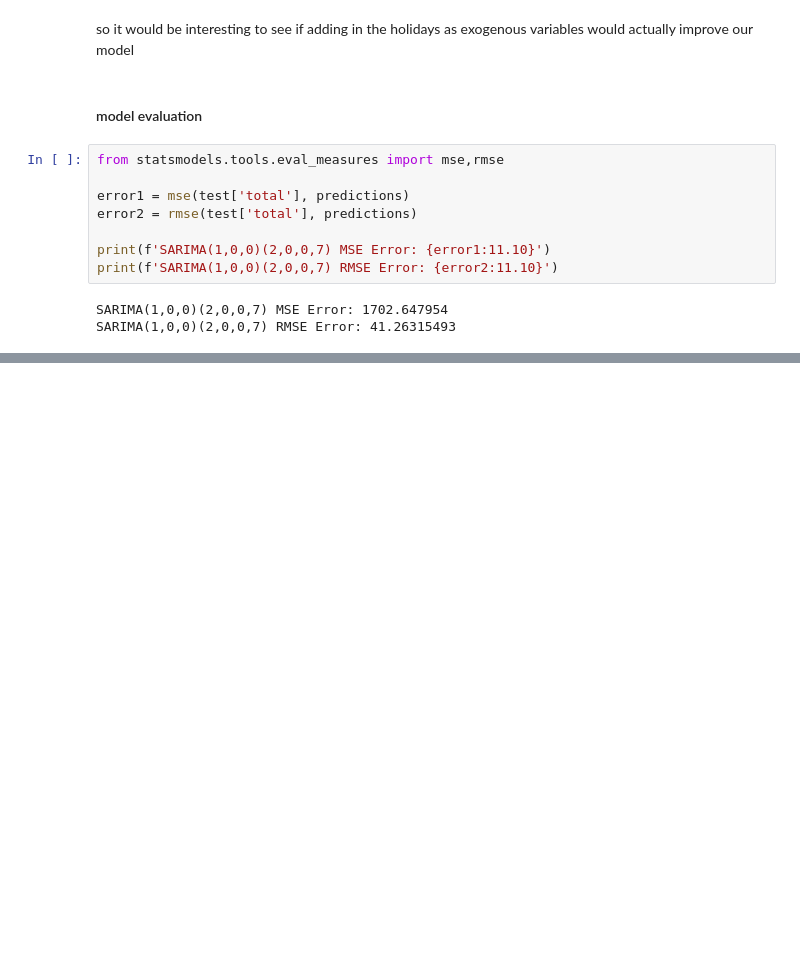
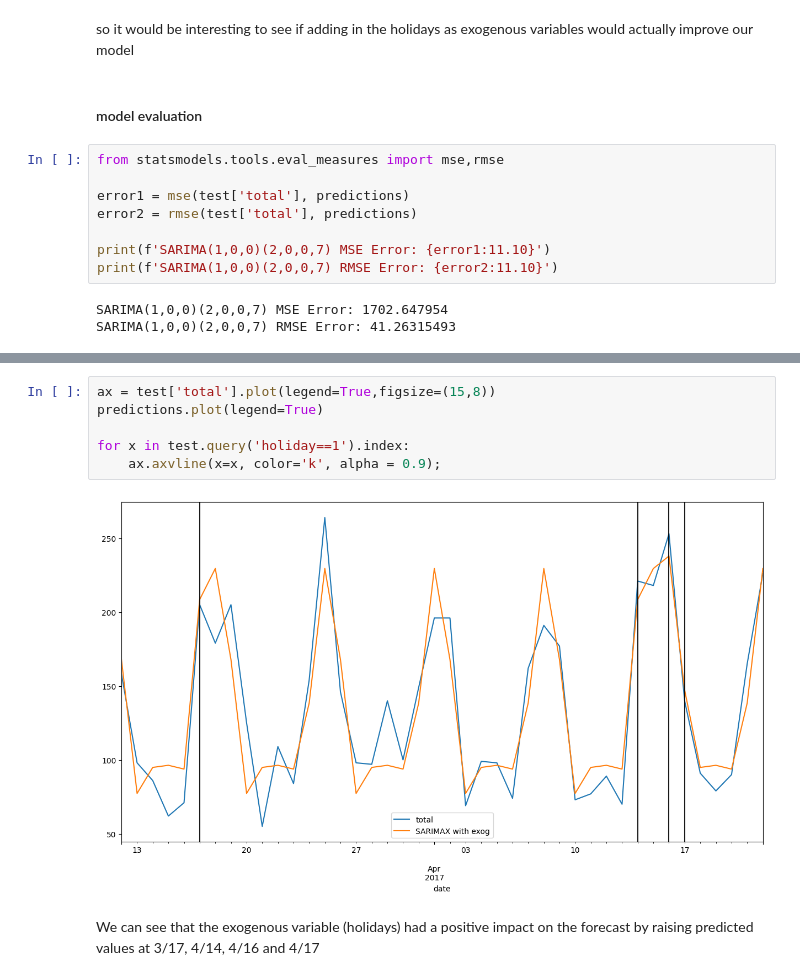
Before and after one commit to depa-tto/Time-Series-Forecasting-and-Analysis-course, a Jupyter notebook: lecture_17.ipynb, the cells around one changed output, grey strips where cells are left out. Drawn from its saved outputs; the diff is of its cells as text; blank space fills up the shorter version.

```diff
--- a/lecture_17.ipynb
+++ b/lecture_17.ipynb
@@ -262,0 +309,10 @@ SARIMA(1,0,0)(2,0,0,7) RMSE Error: 41.26315493
+# %%
+ax = test['total'].plot(legend=True,figsize=(15,8))
+predictions.plot(legend=True)
+
+for x in test.query('holiday==1').index:
+    ax.axvline(x=x, color='k', alpha = 0.9);
+# %% [output]
+[figure, added]
+# %% [markdown]
+We can see that the exogenous variable (holidays) had a positive impact on the forecast by raising predicted values at 3/17, 4/14, 4/16 and 4/17
```
Also changed, not shown: parts of 23 cells of this notebook.
